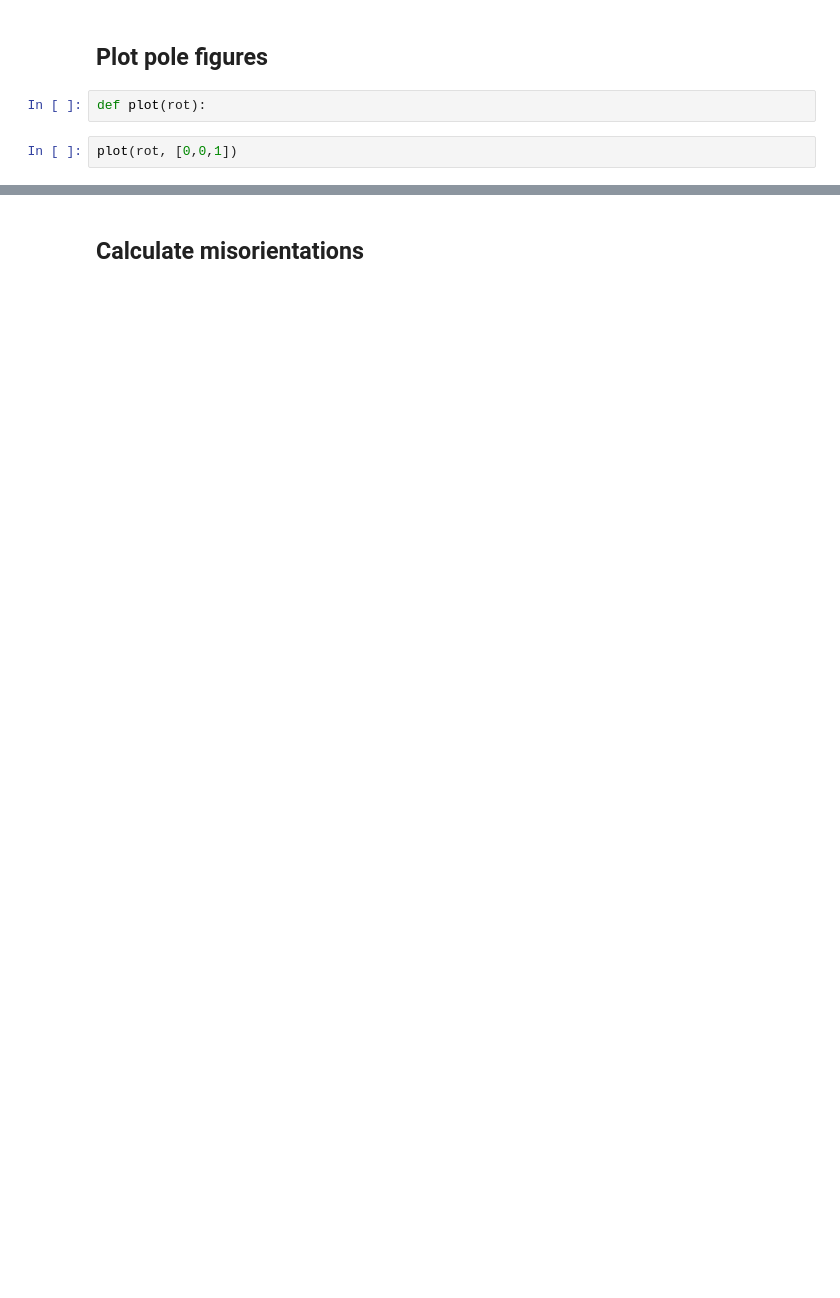
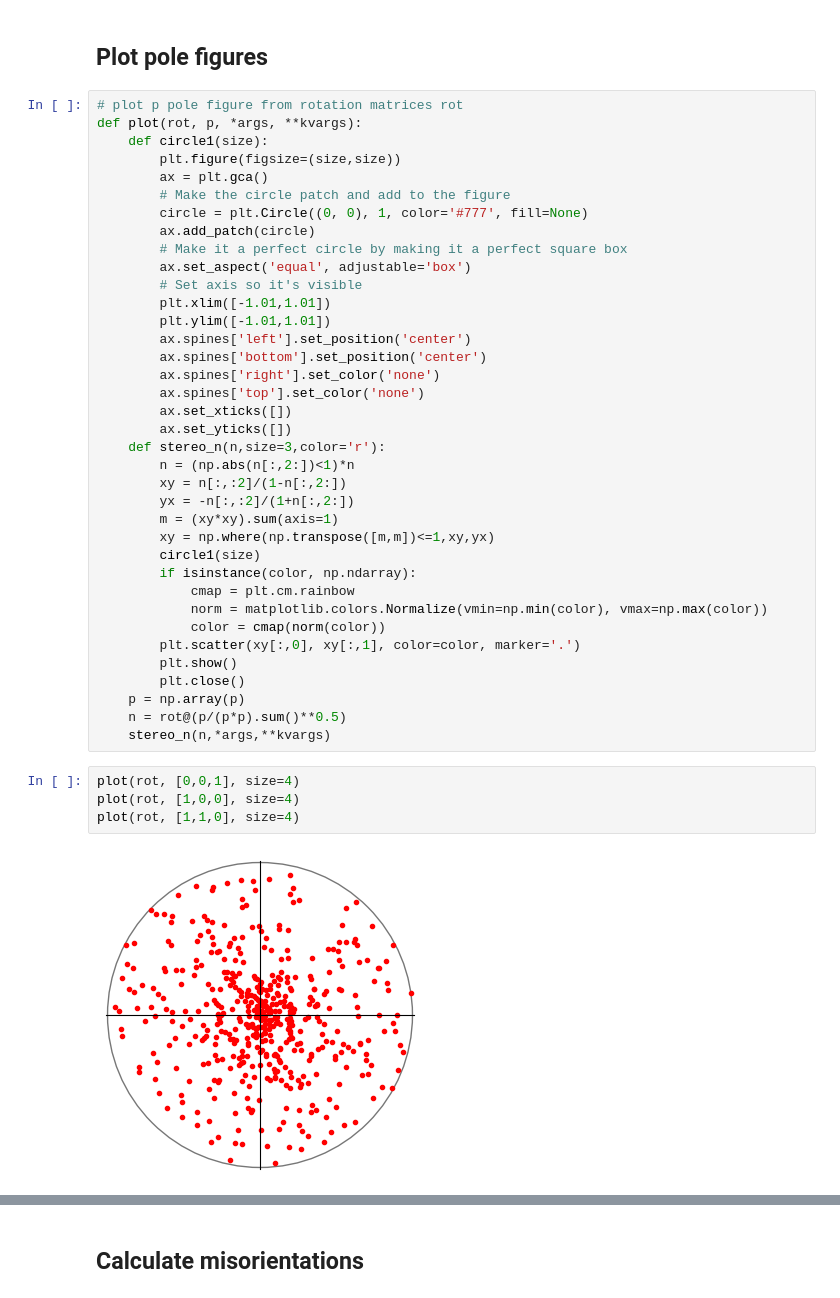
Before and after one commit to yiyus/pypms, a Jupyter notebook: random poles.ipynb, the cells around one changed output, grey strips where cells are left out. Saved outputs shown, nothing was run; the diff lists cells and outputs as text; blank space fills up the shorter version.

Commit message:
more random poles notebook

```diff
--- a/random poles.ipynb
+++ b/random poles.ipynb
@@ -14,6 +70,45 @@ rot = matrices(ea)
 # %% [markdown]
 ## Plot pole figures
-# %%
-def plot(rot):
-# %%
-plot(rot, [0,0,1])
+# %%
+# plot p pole figure from rotation matrices rot
+def plot(rot, p, *args, **kvargs):
+    def circle1(size):
+        plt.figure(figsize=(size,size))
+        ax = plt.gca()
+        # Make the circle patch and add to the figure
+        circle = plt.Circle((0, 0), 1, color='#777', fill=None)
+        ax.add_patch(circle)
+        # Make it a perfect circle by making it a perfect square box
+        ax.set_aspect('equal', adjustable='box')
+        # Set axis so it's visible
+        plt.xlim([-1.01,1.01])
+        plt.ylim([-1.01,1.01])
+        ax.spines['left'].set_position('center')
+        ax.spines['bottom'].set_position('center')
+        ax.spines['right'].set_color('none')
+        ax.spines['top'].set_color('none')
+        ax.set_xticks([])
+        ax.set_yticks([])
+    def stereo_n(n,size=3,color='r'):
+        n = (np.abs(n[:,2:])<1)*n
+        xy = n[:,:2]/(1-n[:,2:])
+        yx = -n[:,:2]/(1+n[:,2:])
+        m = (xy*xy).sum(axis=1)
+        xy = np.where(np.transpose([m,m])<=1,xy,yx)
+        circle1(size)
+        if isinstance(color, np.ndarray):
+            cmap = plt.cm.rainbow
+            norm = matplotlib.colors.Normalize(vmin=np.min(color), vmax=np.max(color))
+            color = cmap(norm(color))
+        plt.scatter(xy[:,0], xy[:,1], color=color, marker='.')
+        plt.show()
+        plt.close()
+    p = np.array(p)
+    n = rot@(p/(p*p).sum()**0.5)
+    stereo_n(n,*args,**kvargs)
+# %%
+plot(rot, [0,0,1], size=4)
+plot(rot, [1,0,0], size=4)
+plot(rot, [1,1,0], size=4)
+# %% [output]
+[figure, added]
```
Also changed, not shown: parts of 14 cells of this notebook.
